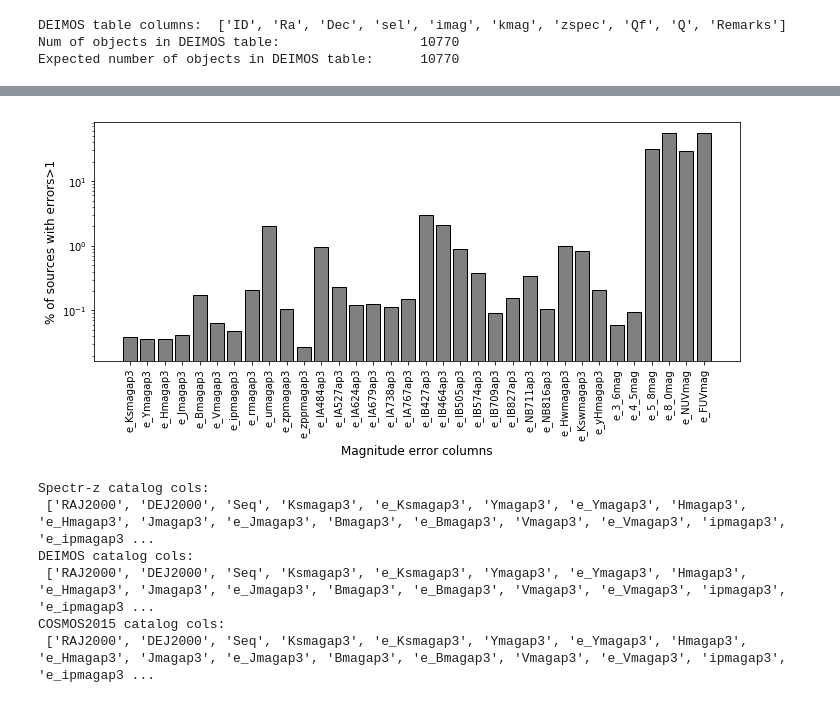
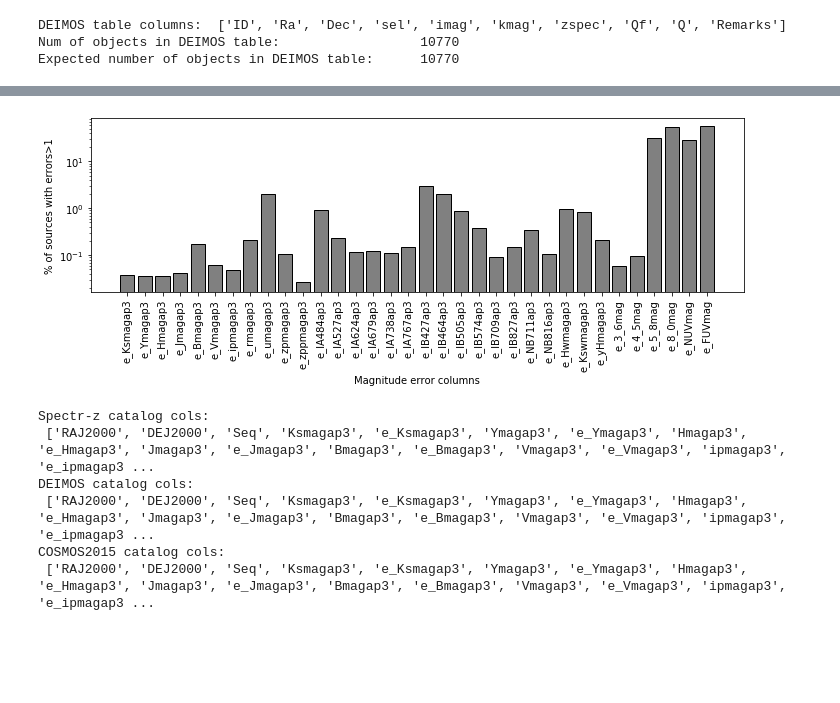
Before and after one commit to ShrRa/COSMOS_SOM, a Jupyter notebook: COSMOS_BasicPreprocessing.ipynb, the cells around one changed output, grey strips where cells are left out. Saved outputs shown, nothing was run; the diff lists cells and outputs as text; code cells hidden in the pictures; blank space fills up the shorter version.

```diff
--- a/COSMOS_BasicPreprocessing.ipynb
+++ b/COSMOS_BasicPreprocessing.ipynb
@@ -270,19 +270,19 @@ errPercentage=calcErrPercentage(tabCOSMOS_SpectrZ,limValue=1)
 # %%
 ### Plot percentage of sources with big errors per band ###
 # In current notebook we later leave only broad bands. For feature selection we could take another bands, but generally
 # it makes sense to select bands with low percentage of errors so that later during mag_err filtering we would not reduce
 # the size of the dataset significantly
 errPercentage=np.array(errPercentage)
-fig, axs = plt.subplots(1, 1,figsize=(10,5))
+fig, axs = plt.subplots(1, 1,figsize=(10,4))
 plt.xticks(rotation=90,size=10)
 plt.yticks(size=10)
 plt.yscale(value='log')
 plt.xlabel('Magnitude error columns')
 plt.ylabel('% of sources with errors>1')
-axs.xaxis.label.set_size(12)
-axs.yaxis.label.set_size(12)
+axs.xaxis.label.set_size(10)
+axs.yaxis.label.set_size(10)
 axs.bar(list(errPercentage[:,0]),list(errPercentage[:,1].astype(float)),color='gray',edgecolor='black')
 plt.tight_layout()
 # %% [output]
-[figure, old version]
+[figure, new version]
 # %%
```
Also changed, not shown: parts of 12 cells of this notebook.
